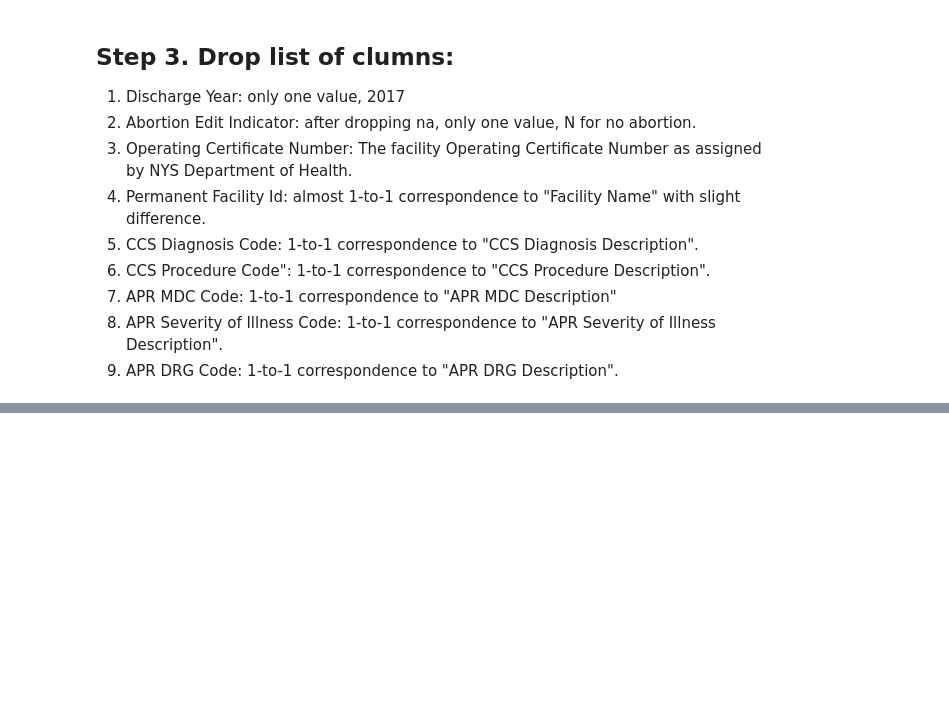
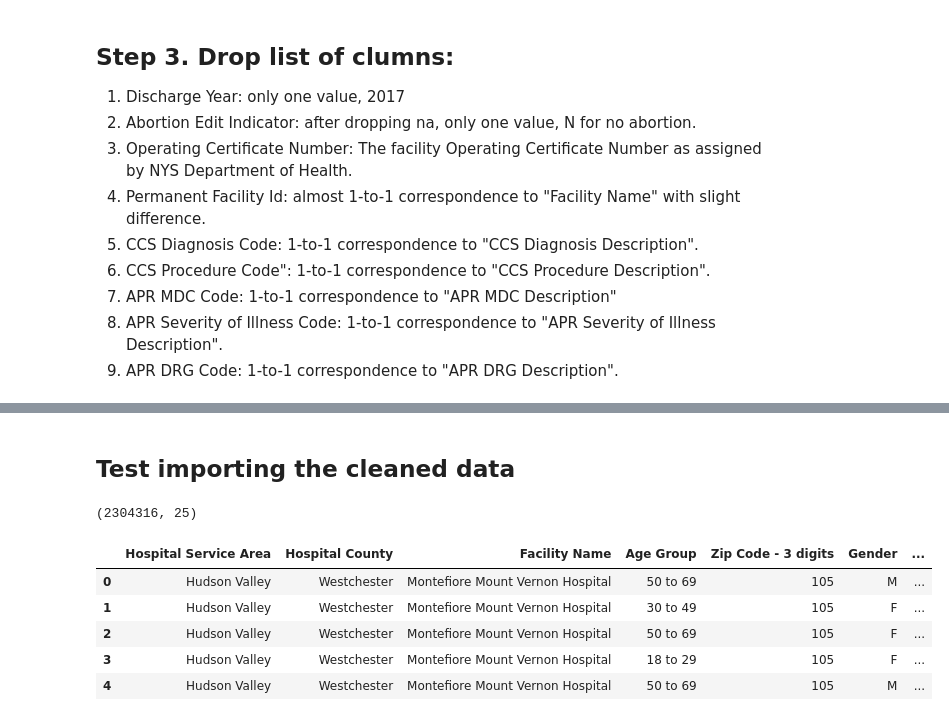
Before and after one commit to JingQian87/BigData, a Jupyter notebook: Project/DataCleaning.ipynb, the cells around one changed output, grey strips where cells are left out. Saved outputs shown, nothing was run; the diff lists cells and outputs as text; code cells hidden in the pictures; blank space fills up the shorter version.

```diff
--- a/Project/DataCleaning.ipynb
+++ b/Project/DataCleaning.ipynb
@@ -24,3 +33,5 @@ filename = '/Users/mac/Desktop/BigData_ProjectData/SPARCS-2017.csv'
+# %%
+new_filename = '/content/gdrive/My Drive/BigData/Project/Data/SPARCS-2017_cleaned.csv'
 # %% [markdown]
 ## Step 1. Import data
 # %%
@@ -85,0 +97,14 @@ data3.head()
+# %% [markdown]
+## Test importing the cleaned data
+# %%
+test = pd.read_csv(new_filename, sep='\t',low_memory=False)
+print(np.shape(test))
+test.head()
+# %% [output]
+(2304316, 25)
+|  | Hospital Service Area | Hospital County | Facility Name | Age Group | Zip Code - 3 digits | Gender | ... |
+| 0 | Hudson Valley | Westchester | Montefiore Mount Vernon Hospital | 50 to 69 | 105 | M | ... |
+| 1 | Hudson Valley | Westchester | Montefiore Mount Vernon Hospital | 30 to 49 | 105 | F | ... |
+| 2 | Hudson Valley | Westchester | Montefiore Mount Vernon Hospital | 50 to 69 | 105 | F | ... |
+| 3 | Hudson Valley | Westchester | Montefiore Mount Vernon Hospital | 18 to 29 | 105 | F | ... |
+| 4 | Hudson Valley | Westchester | Montefiore Mount Vernon Hospital | 50 to 69 | 105 | M | ... |
```
Also changed, not shown: parts of 9 cells of this notebook.
